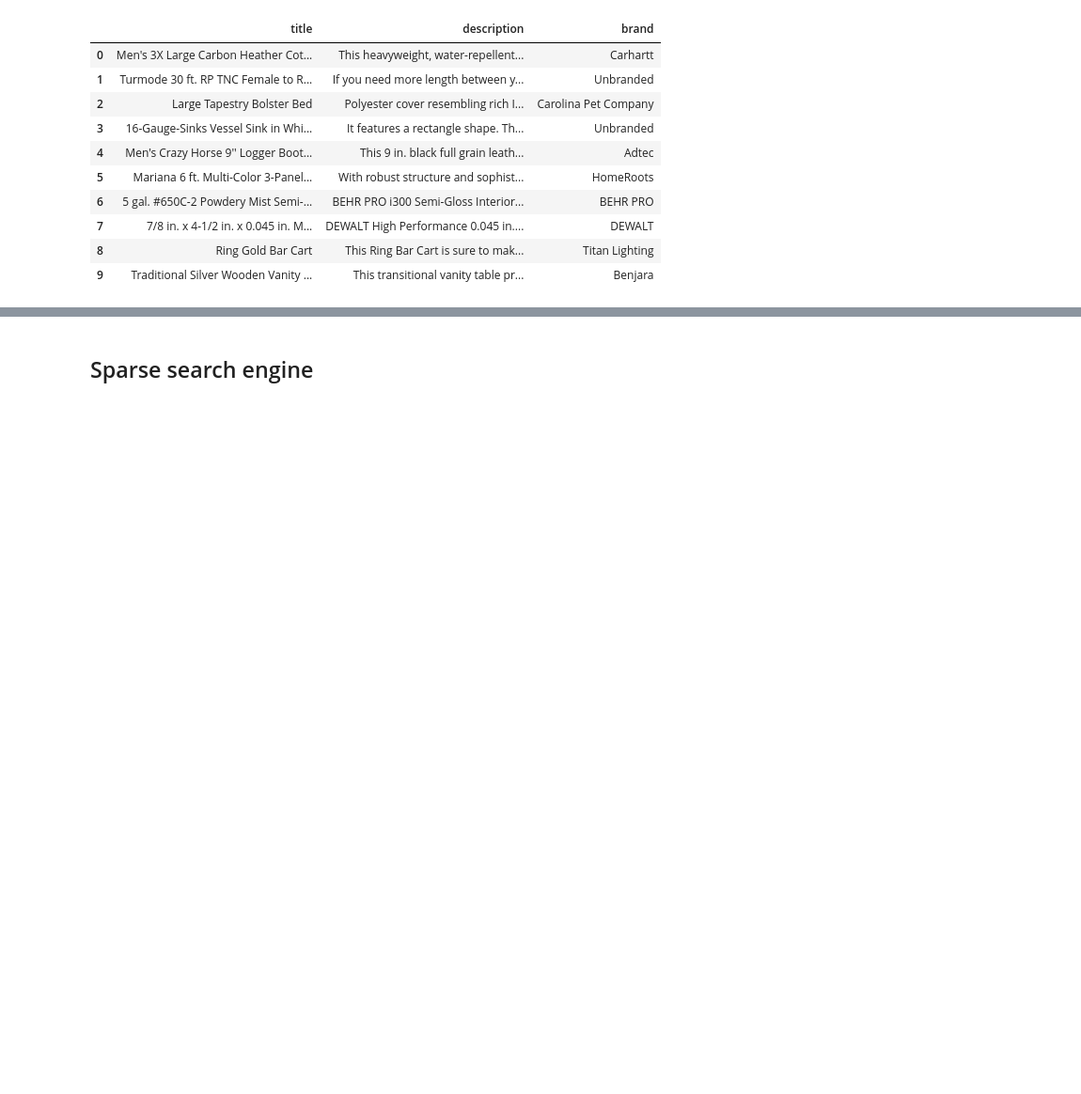
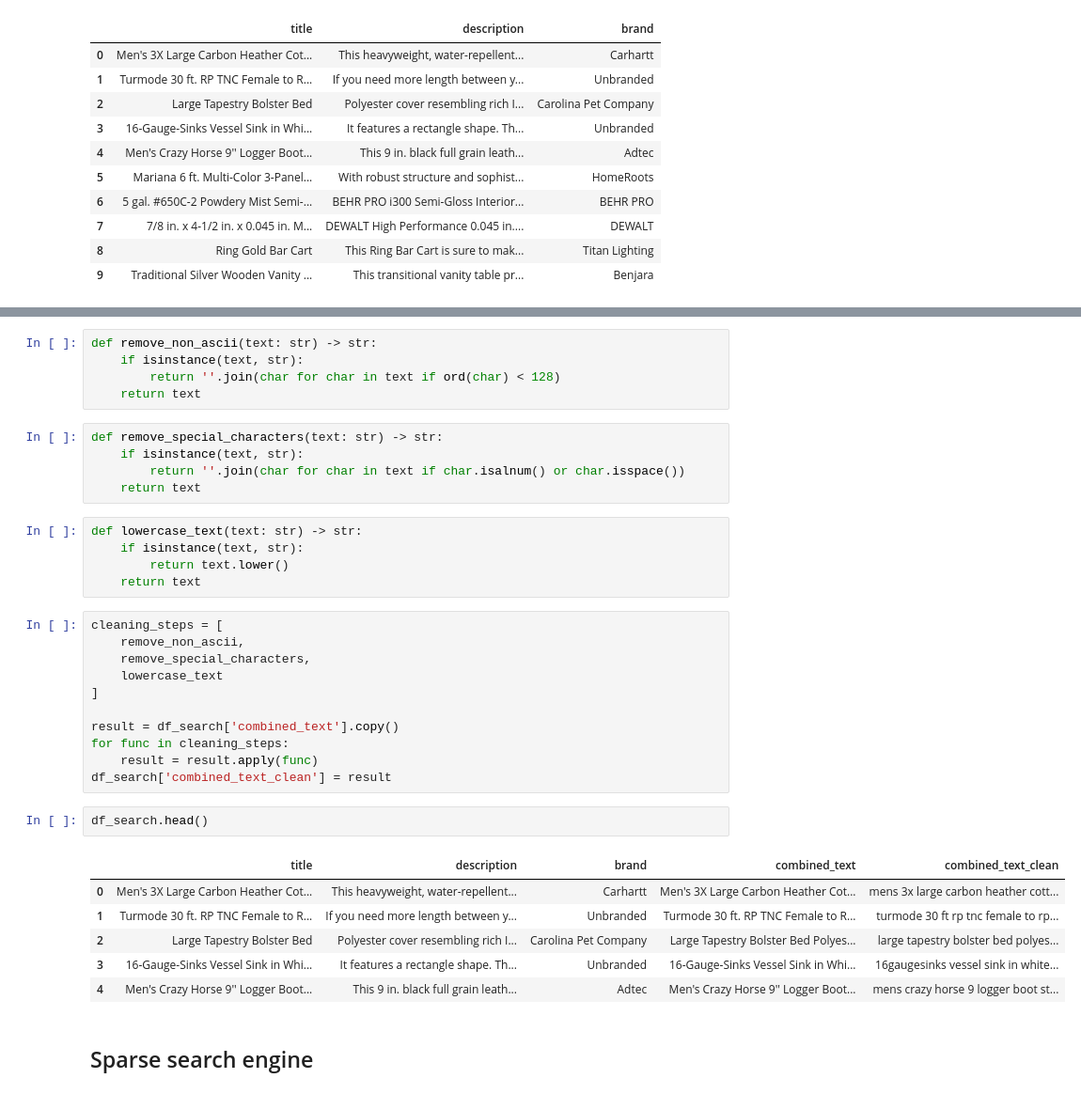
Before and after one commit to lilianabs/ecommerce-search-engine, a Jupyter notebook: notebooks/search_engines.ipynb, the cells around one changed output, grey strips where cells are left out. Shown at 94% size. Saved outputs shown, nothing was run; the diff lists cells and outputs as text; blank space fills up the shorter version.

Commit message:
Created keyword search

```diff
--- a/notebooks/search_engines.ipynb
+++ b/notebooks/search_engines.ipynb
@@ -47,2 +58,37 @@ df_search = df[df[select_cols]]
+# %%
+def remove_non_ascii(text: str) -> str:
+    if isinstance(text, str):
+        return ''.join(char for char in text if ord(char) < 128)
+    return text
+# %%
+def remove_special_characters(text: str) -> str:
+    if isinstance(text, str):
+        return ''.join(char for char in text if char.isalnum() or char.isspace())
+    return text
+# %%
+def lowercase_text(text: str) -> str:
+    if isinstance(text, str):
+        return text.lower()
+    return text
+# %%
+cleaning_steps = [
+    remove_non_ascii,
+    remove_special_characters,
+    lowercase_text
+]
+
+result = df_search['combined_text'].copy()
+for func in cleaning_steps:
+    result = result.apply(func)
+df_search['combined_text_clean'] = result
+# %%
+df_search.head()
+# %% [output]
+|  | title | description | brand | combined_text | combined_text_clean |
+| 0 | Men's 3X Large Carbon Heather Cot... | This heavyweight, water-repellent... | Carhartt | Men's 3X Large Carbon Heather Cot... | mens 3x large carbon heather cott... |
+| 1 | Turmode 30 ft. RP TNC Female to R... | If you need more length between y... | Unbranded | Turmode 30 ft. RP TNC Female to R... | turmode 30 ft rp tnc female to rp... |
+| 2 | Large Tapestry Bolster Bed | Polyester cover resembling rich I... | Carolina Pet Company | Large Tapestry Bolster Bed Polyes... | large tapestry bolster bed polyes... |
+| 3 | 16-Gauge-Sinks Vessel Sink in Whi... | It features a rectangle shape. Th... | Unbranded | 16-Gauge-Sinks Vessel Sink in Whi... | 16gaugesinks vessel sink in white... |
+| 4 | Men's Crazy Horse 9'' Logger Boot... | This 9 in. black full grain leath... | Adtec | Men's Crazy Horse 9'' Logger Boot... | mens crazy horse 9 logger boot st... |
 # %% [markdown]
 ## Sparse search engine
```
Also changed, not shown: parts of 13 cells of this notebook, 2 other files.
